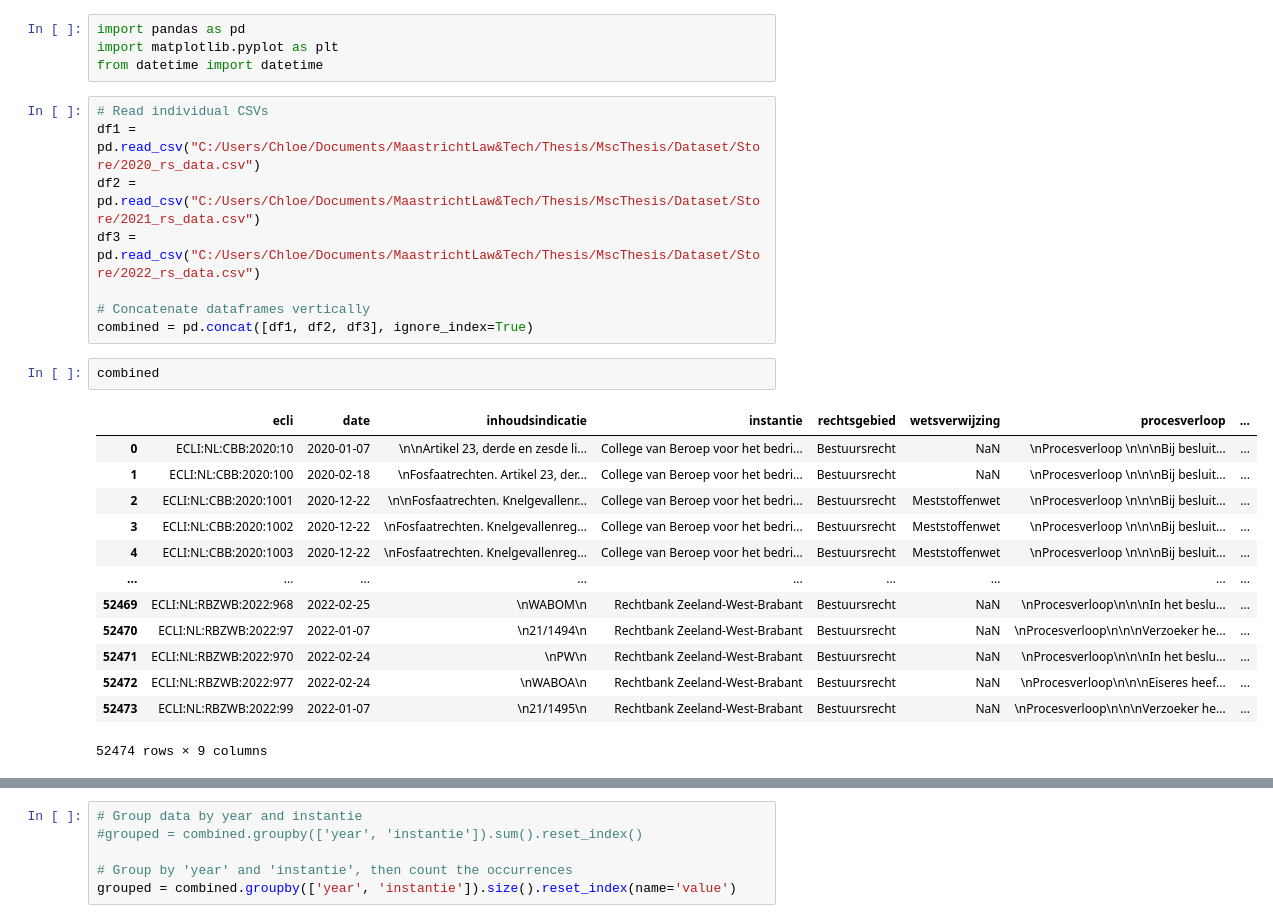
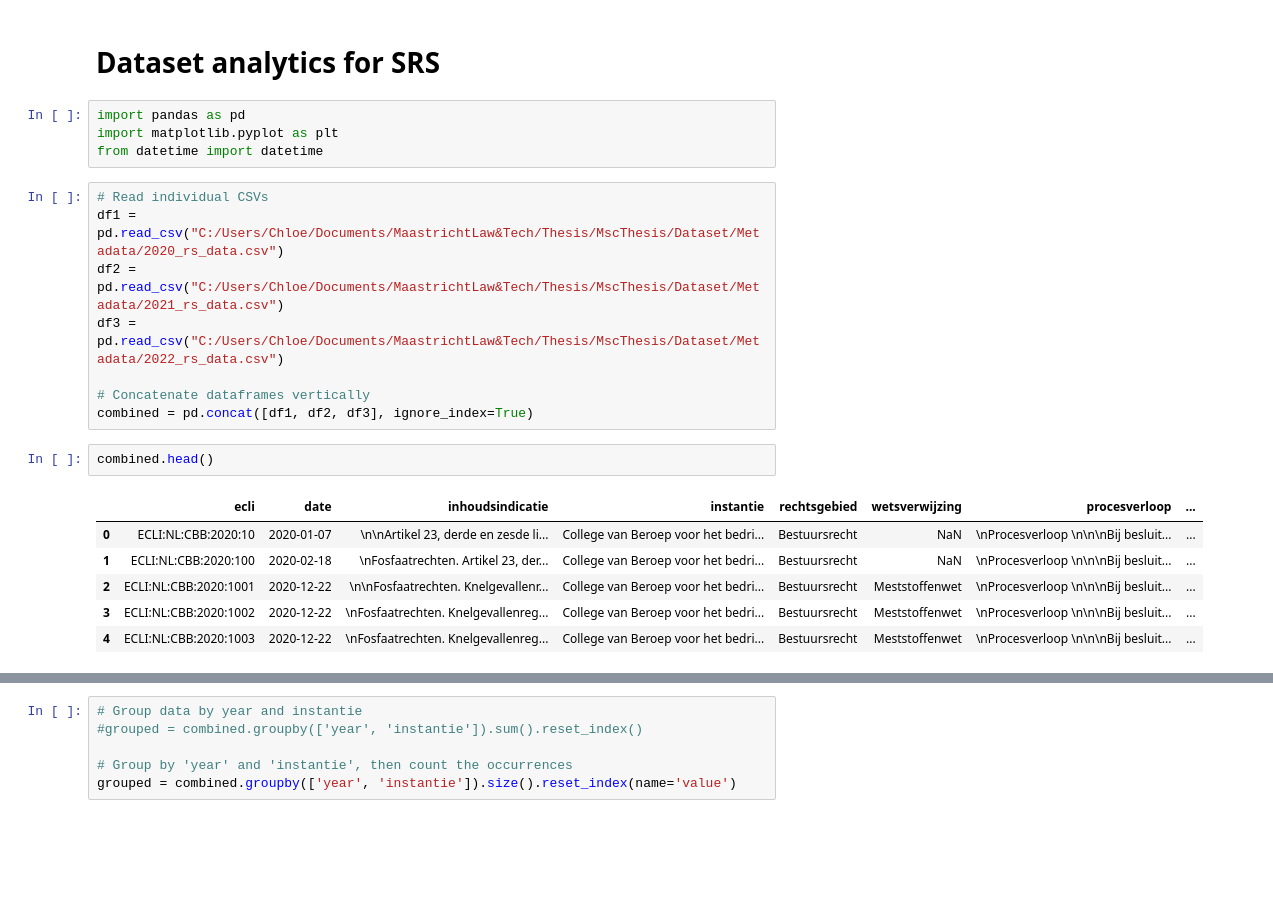
Before and after one commit to ChloeCro/MscThesis, a Jupyter notebook: SRS/SRS.ipynb, the cells around one changed output, grey strips where cells are left out. Cells and saved outputs as stored; diff of their text form; blank space fills up the shorter version.

```diff
--- a/SRS/SRS.ipynb
+++ b/SRS/SRS.ipynb
@@ -1,30 +1,25 @@
+# %% [markdown]
+# Dataset analytics for SRS
 # %%
 import pandas as pd
 import matplotlib.pyplot as plt
 from datetime import datetime
 # %%
 # Read individual CSVs
-df1 = pd.read_csv("C:/Users/Chloe/Documents/MaastrichtLaw&Tech/Thesis/MscThesis/Dataset/Store/2020_rs_data.csv")
-df2 = pd.read_csv("C:/Users/Chloe/Documents/MaastrichtLaw&Tech/Thesis/MscThesis/Dataset/Store/2021_rs_data.csv")
-df3 = pd.read_csv("C:/Users/Chloe/Documents/MaastrichtLaw&Tech/Thesis/MscThesis/Dataset/Store/2022_rs_data.csv")
+df1 = pd.read_csv("C:/Users/Chloe/Documents/MaastrichtLaw&Tech/Thesis/MscThesis/Dataset/Metadata/2020_rs_data.csv")
+df2 = pd.read_csv("C:/Users/Chloe/Documents/MaastrichtLaw&Tech/Thesis/MscThesis/Dataset/Metadata/2021_rs_data.csv")
+df3 = pd.read_csv("C:/Users/Chloe/Documents/MaastrichtLaw&Tech/Thesis/MscThesis/Dataset/Metadata/2022_rs_data.csv")
 
 # Concatenate dataframes vertically
 combined = pd.concat([df1, df2, df3], ignore_index=True)
 # %%
-combined
+combined.head()
 # %% [output]
 |  | ecli | date | inhoudsindicatie | instantie | rechtsgebied | wetsverwijzing | procesverloop | ... |
 | 0 | ECLI:NL:CBB:2020:10 | 2020-01-07 | \n\nArtikel 23, derde en zesde li... | College van Beroep voor het bedri... | Bestuursrecht | NaN | \nProcesverloop \n\n\nBij besluit... | ... |
 | 1 | ECLI:NL:CBB:2020:100 | 2020-02-18 | \nFosfaatrechten. Artikel 23, der... | College van Beroep voor het bedri... | Bestuursrecht | NaN | \nProcesverloop \n\n\nBij besluit... | ... |
 | 2 | ECLI:NL:CBB:2020:1001 | 2020-12-22 | \n\nFosfaatrechten. Knelgevallenr... | College van Beroep voor het bedri... | Bestuursrecht | Meststoffenwet | \nProcesverloop \n\n\nBij besluit... | ... |
 | 3 | ECLI:NL:CBB:2020:1002 | 2020-12-22 | \nFosfaatrechten. Knelgevallenreg... | College van Beroep voor het bedri... | Bestuursrecht | Meststoffenwet | \nProcesverloop \n\n\nBij besluit... | ... |
 | 4 | ECLI:NL:CBB:2020:1003 | 2020-12-22 | \nFosfaatrechten. Knelgevallenreg... | College van Beroep voor het bedri... | Bestuursrecht | Meststoffenwet | \nProcesverloop \n\n\nBij besluit... | ... |
-| ... | ... | ... | ... | ... | ... | ... | ... | ... |
-| 52469 | ECLI:NL:RBZWB:2022:968 | 2022-02-25 | \nWABOM\n | Rechtbank Zeeland-West-Brabant | Bestuursrecht | NaN | \nProcesverloop\n\n\nIn het beslu... | ... |
-| 52470 | ECLI:NL:RBZWB:2022:97 | 2022-01-07 | \n21/1494\n | Rechtbank Zeeland-West-Brabant | Bestuursrecht | NaN | \nProcesverloop\n\n\nVerzoeker he... | ... |
-| 52471 | ECLI:NL:RBZWB:2022:970 | 2022-02-24 | \nPW\n | Rechtbank Zeeland-West-Brabant | Bestuursrecht | NaN | \nProcesverloop\n\n\nIn het beslu... | ... |
-| 52472 | ECLI:NL:RBZWB:2022:977 | 2022-02-24 | \nWABOA\n | Rechtbank Zeeland-West-Brabant | Bestuursrecht | NaN | \nProcesverloop\n\n\nEiseres heef... | ... |
-| 52473 | ECLI:NL:RBZWB:2022:99 | 2022-01-07 | \n21/1495\n | Rechtbank Zeeland-West-Brabant | Bestuursrecht | NaN | \nProcesverloop\n\n\nVerzoeker he... | ... |
-52474 rows × 9 columns
 # %%
 combined['year'] = pd.to_datetime(combined['date']).dt.year
```
Also changed, not shown: parts of 1 cell of this notebook, 1 other file.
